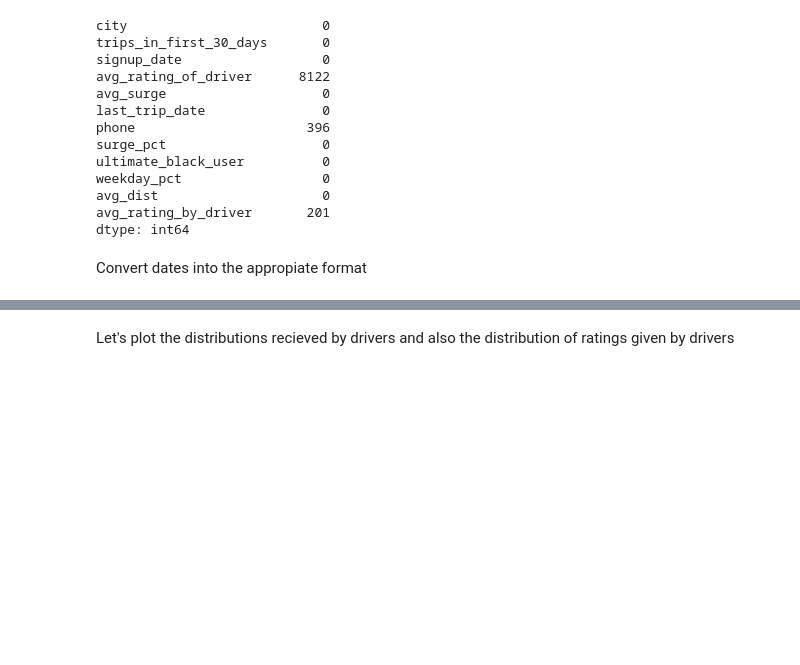
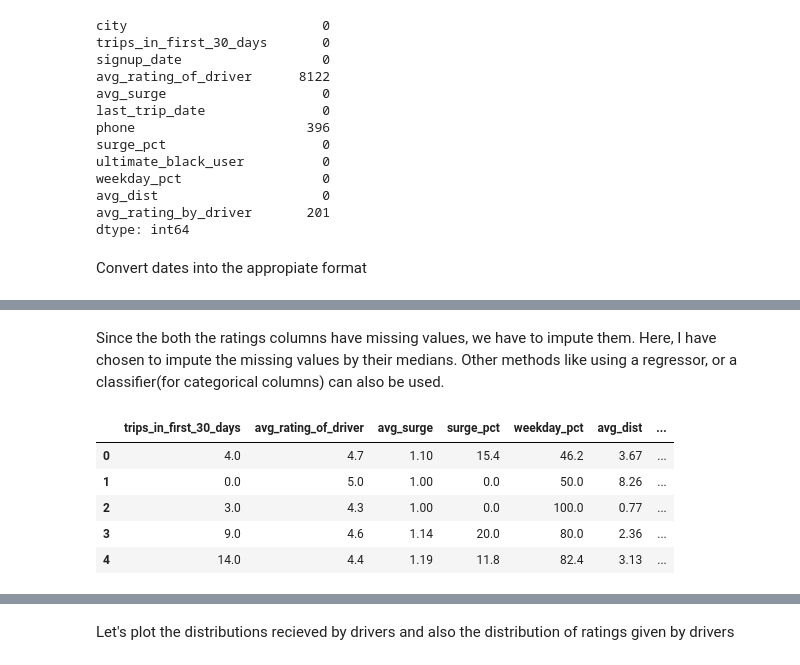
Before and after one commit to SatyaSiddharthDash/DataChallenges, a Jupyter notebook: Ultimate_analysis/ultimate_challenge.ipynb, the cells around one changed output, grey strips where cells are left out. Cells and saved outputs as stored; diff of their text form; code cells hidden in the pictures; blank space fills up the shorter version.

```diff
--- a/Ultimate_analysis/ultimate_challenge.ipynb
+++ b/Ultimate_analysis/ultimate_challenge.ipynb
@@ -363,0 +370,19 @@ df.describe()
+# %% [markdown]
+Since the both the ratings columns have missing values, we have to impute them. Here, I have chosen to impute the missing values by their medians. Other methods like using a regressor, or a classifier(for categorical columns) can also be used.
+# %%
+df['phone'].fillna('iPhone', inplace=True)
+categorical_features = df.select_dtypes(exclude = ['int64', 'float64', 'datetime64']).columns
+numerical_features = df.select_dtypes(include = ['int64', 'float64']).columns
+df_cat = df[categorical_features]
+df_num = df[numerical_features]
+from sklearn.experimental import enable_iterative_imputer
+from sklearn.impute import IterativeImputer
+df_num = pd.DataFrame(IterativeImputer(initial_strategy = 'mean').fit_transform(df_num), columns = df_num.columns)
+df_num.head()
+# %% [output]
+|  | trips_in_first_30_days | avg_rating_of_driver | avg_surge | surge_pct | weekday_pct | avg_dist | ... |
+| 0 | 4.0 | 4.7 | 1.10 | 15.4 | 46.2 | 3.67 | ... |
+| 1 | 0.0 | 5.0 | 1.00 | 0.0 | 50.0 | 8.26 | ... |
+| 2 | 3.0 | 4.3 | 1.00 | 0.0 | 100.0 | 0.77 | ... |
+| 3 | 9.0 | 4.6 | 1.14 | 20.0 | 80.0 | 2.36 | ... |
+| 4 | 14.0 | 4.4 | 1.19 | 11.8 | 82.4 | 3.13 | ... |
```
Also changed, not shown: parts of 8 cells of this notebook.
